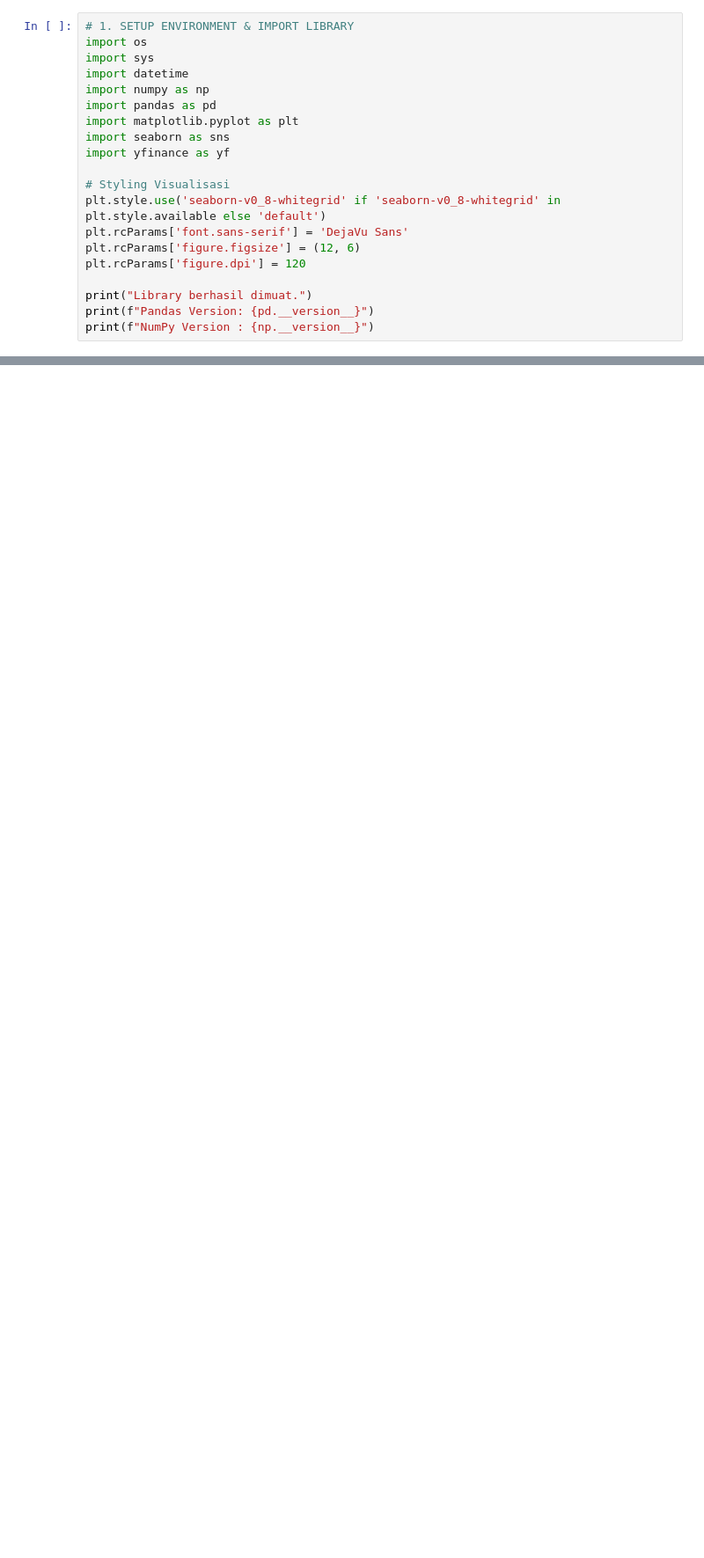
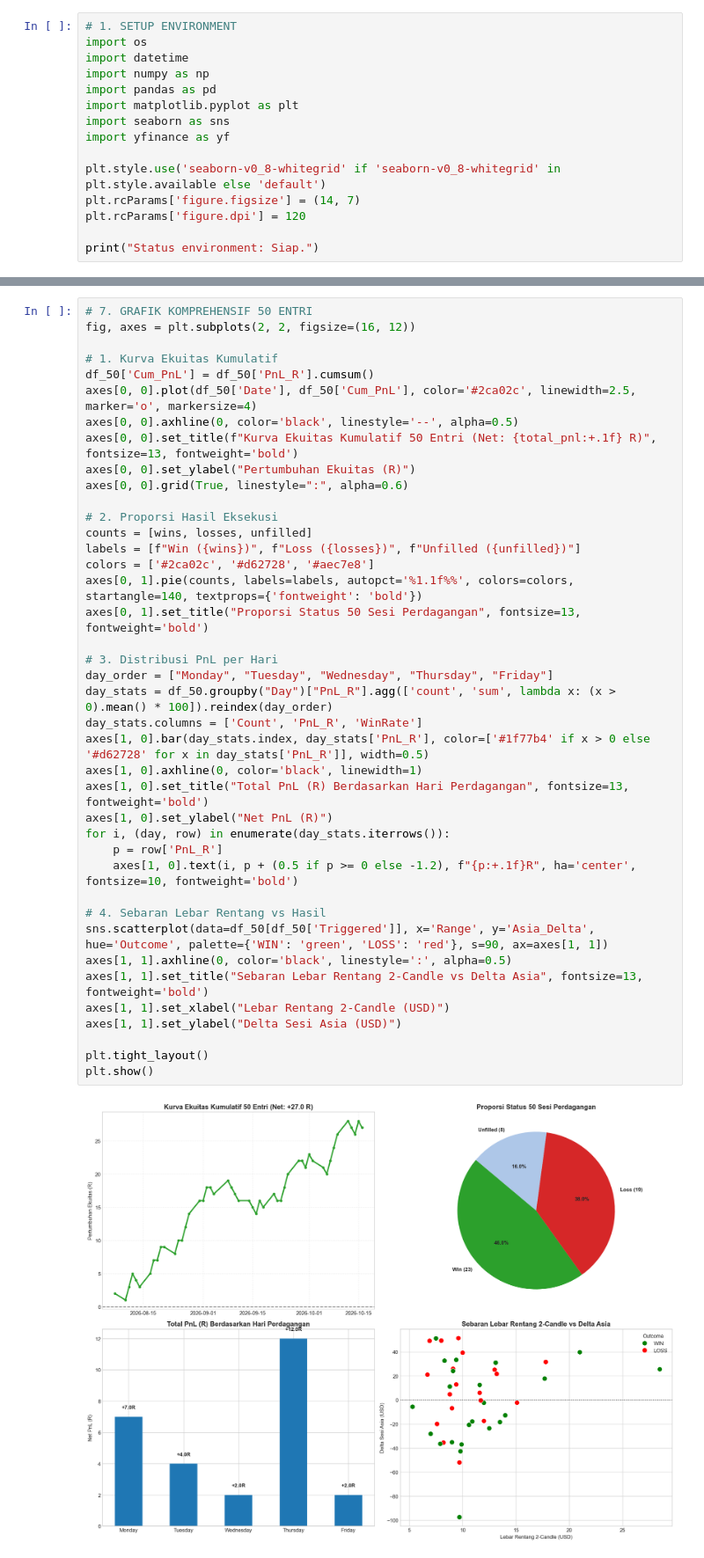
Before and after one commit to pranataa-labs/XAU-Daily-Trading-Strategy, a Jupyter notebook: analisis_strategi_2candle_1400_1415.ipynb, the cells around one changed output, grey strips where cells are left out. Shown at 88% size. Drawn from its saved outputs; the diff is of its cells as text; blank space fills up the shorter version.

```diff
--- a/analisis_strategi_2candle_1400_1415.ipynb
+++ b/analisis_strategi_2candle_1400_1415.ipynb
@@ -29,7 +24,6 @@ Pada pukul **14.00 – 14.30 WIB**, pasar keuangan Eropa (Frankfurt & pra-pembuk
 # %%
-# 1. SETUP ENVIRONMENT & IMPORT LIBRARY
+# 1. SETUP ENVIRONMENT
 import os
-import sys
 import datetime
 import numpy as np
 import pandas as pd
@@ -37,13 +31,9 @@ import matplotlib.pyplot as plt
 import seaborn as sns
 import yfinance as yf
 
-# Styling Visualisasi
 plt.style.use('seaborn-v0_8-whitegrid' if 'seaborn-v0_8-whitegrid' in plt.style.available else 'default')
-plt.rcParams['font.sans-serif'] = 'DejaVu Sans'
-plt.rcParams['figure.figsize'] = (12, 6)
+plt.rcParams['figure.figsize'] = (14, 7)
 plt.rcParams['figure.dpi'] = 120
 
-print("Library berhasil dimuat.")
-print(f"Pandas Version: {pd.__version__}")
-print(f"NumPy Version : {np.__version__}")
+print("Status environment: Siap.")
 # %% [output]
@@ -570,0 +327,42 @@ ightarrow$ **Mode: SIDEWAYS (NO TRADE)**.
+# %%
+# 7. GRAFIK KOMPREHENSIF 50 ENTRI
+fig, axes = plt.subplots(2, 2, figsize=(16, 12))
+
+# 1. Kurva Ekuitas Kumulatif
+df_50['Cum_PnL'] = df_50['PnL_R'].cumsum()
+axes[0, 0].plot(df_50['Date'], df_50['Cum_PnL'], color='#2ca02c', linewidth=2.5, marker='o', markersize=4)
+axes[0, 0].axhline(0, color='black', linestyle='--', alpha=0.5)
+axes[0, 0].set_title(f"Kurva Ekuitas Kumulatif 50 Entri (Net: {total_pnl:+.1f} R)", fontsize=13, fontweight='bold')
+axes[0, 0].set_ylabel("Pertumbuhan Ekuitas (R)")
+axes[0, 0].grid(True, linestyle=":", alpha=0.6)
+
+# 2. Proporsi Hasil Eksekusi
+counts = [wins, losses, unfilled]
+labels = [f"Win ({wins})", f"Loss ({losses})", f"Unfilled ({unfilled})"]
+colors = ['#2ca02c', '#d62728', '#aec7e8']
+axes[0, 1].pie(counts, labels=labels, autopct='%1.1f%%', colors=colors, startangle=140, textprops={'fontweight': 'bold'})
+axes[0, 1].set_title("Proporsi Status 50 Sesi Perdagangan", fontsize=13, fontweight='bold')
+
+# 3. Distribusi PnL per Hari
+day_order = ["Monday", "Tuesday", "Wednesday", "Thursday", "Friday"]
+day_stats = df_50.groupby("Day")["PnL_R"].agg(['count', 'sum', lambda x: (x > 0).mean() * 100]).reindex(day_order)
+day_stats.columns = ['Count', 'PnL_R', 'WinRate']
+axes[1, 0].bar(day_stats.index, day_stats['PnL_R'], color=['#1f77b4' if x > 0 else '#d62728' for x in day_stats['PnL_R']], width=0.5)
+axes[1, 0].axhline(0, color='black', linewidth=1)
+axes[1, 0].set_title("Total PnL (R) Berdasarkan Hari Perdagangan", fontsize=13, fontweight='bold')
+axes[1, 0].set_ylabel("Net PnL (R)")
+for i, (day, row) in enumerate(day_stats.iterrows()):
+    p = row['PnL_R']
+    axes[1, 0].text(i, p + (0.5 if p >= 0 else -1.2), f"{p:+.1f}R", ha='center', fontsize=10, fontweight='bold')
+
+# 4. Sebaran Lebar Rentang vs Hasil
+sns.scatterplot(data=df_50[df_50['Triggered']], x='Range', y='Asia_Delta', hue='Outcome', palette={'WIN': 'green', 'LOSS': 'red'}, s=90, ax=axes[1, 1])
+axes[1, 1].axhline(0, color='black', linestyle=':', alpha=0.5)
+axes[1, 1].set_title("Sebaran Lebar Rentang 2-Candle vs Delta Asia", fontsize=13, fontweight='bold')
+axes[1, 1].set_xlabel("Lebar Rentang 2-Candle (USD)")
+axes[1, 1].set_ylabel("Delta Sesi Asia (USD)")
+
+plt.tight_layout()
+plt.show()
+# %% [output]
+[figure, added]
```
Also changed, not shown: parts of 27 cells of this notebook.
